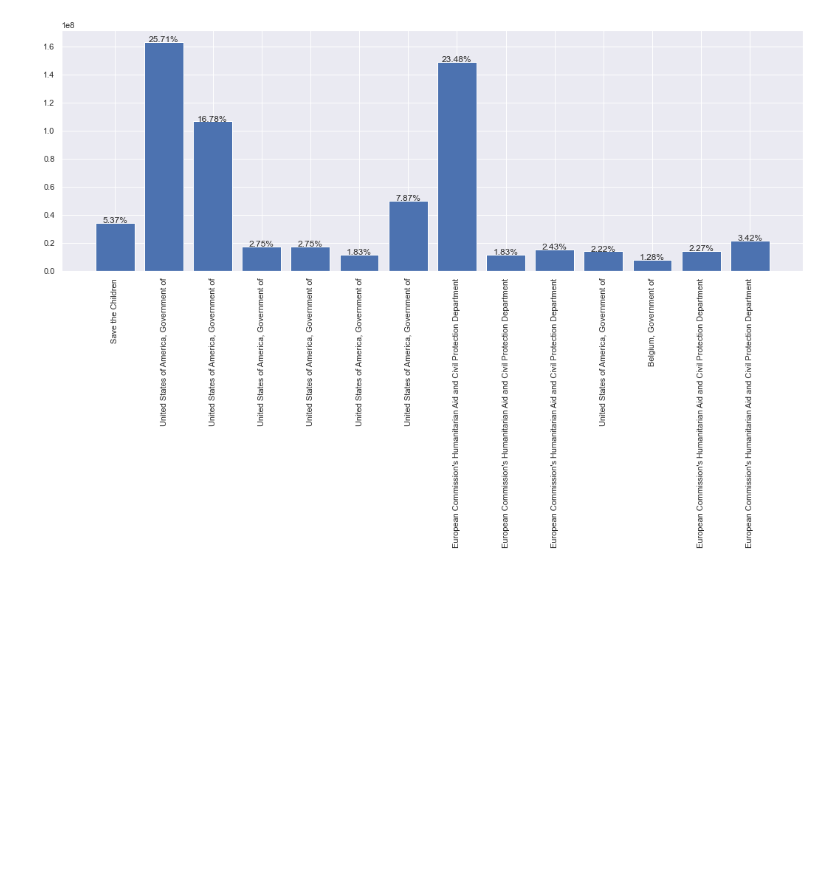
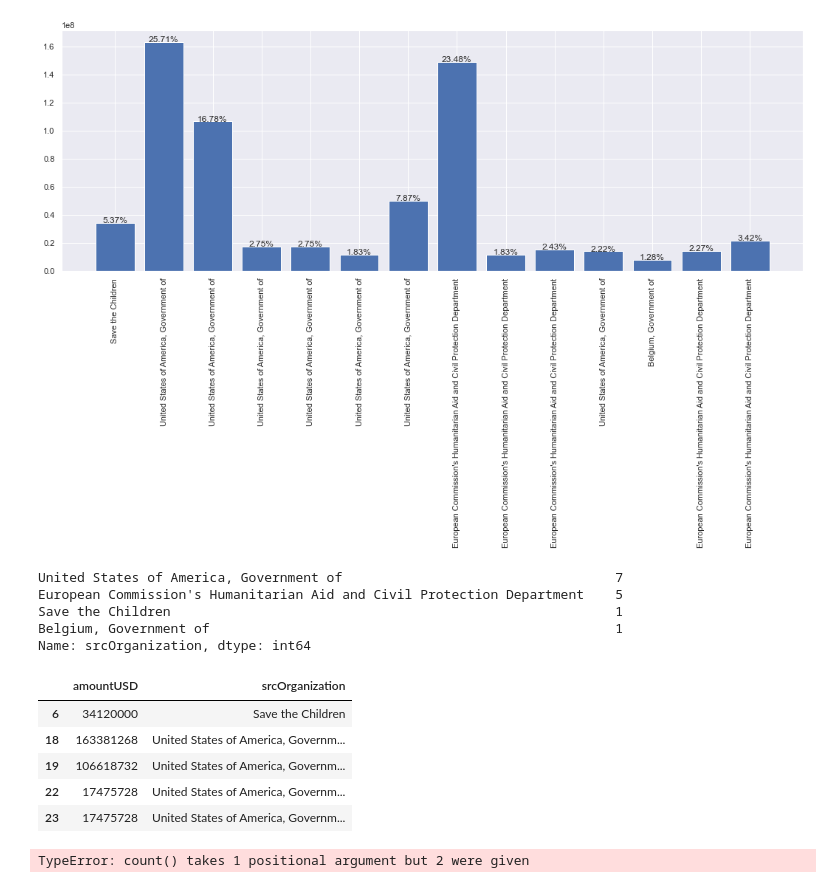
Before and after one commit to henriquecarvalho-maker/Projeto-Guerra-da-Ucrania, a Jupyter notebook: Financiamento_a_Ucraniano.ipynb, the cells around one changed output. Drawn from its saved outputs; the diff is of its cells as text; code cells hidden in the pictures; blank space fills up the shorter version.

```diff
--- a/Financiamento_a_Ucraniano.ipynb
+++ b/Financiamento_a_Ucraniano.ipynb
@@ -191,3 +189,29 @@ for i, valor in enumerate(valores):
 plt.show()
 # %% [output]
 [figure]
+# %%
+mounting_labels = valor_filtrado['srcOrganization'].value_counts()
+mounting_labels
+# %% [output]
+United States of America, Government of                                   7
+European Commission's Humanitarian Aid and Civil Protection Department    5
+Save the Children                                                         1
+Belgium, Government of                                                    1
+Name: srcOrganization, dtype: int64
+# %%
+filtragem_de_colunas = ['amountUSD', 'srcOrganization']
+# %%
+colunas_orc_desc = valor_filtrado.filter(items= filtragem_de_colunas)
+colunas_orc_desc.head()
+# %% [output]
+|  | amountUSD | srcOrganization |
+| 6 | 34120000 | Save the Children |
+| 18 | 163381268 | United States of America, Governm... |
+| 19 | 106618732 | United States of America, Governm... |
+| 22 | 17475728 | United States of America, Governm... |
+| 23 | 17475728 | United States of America, Governm... |
+# %%
+mounting_columns = colunas_orc_desc.groupby('srcOrganization').count(colunas_orc_desc['amountUSD'])
+mounting_columns
+# %% [output]
+TypeError: count() takes 1 positional argument but 2 were given
```
Also changed, not shown: parts of 8 cells of this notebook, 4 other files.
